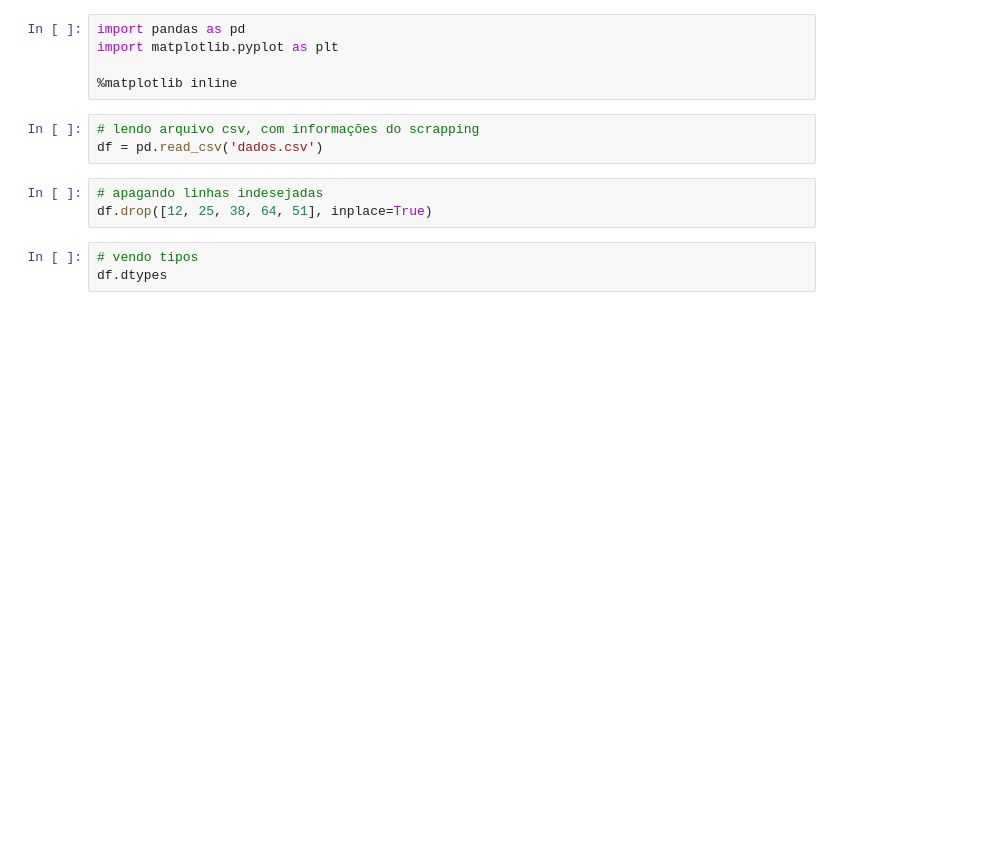
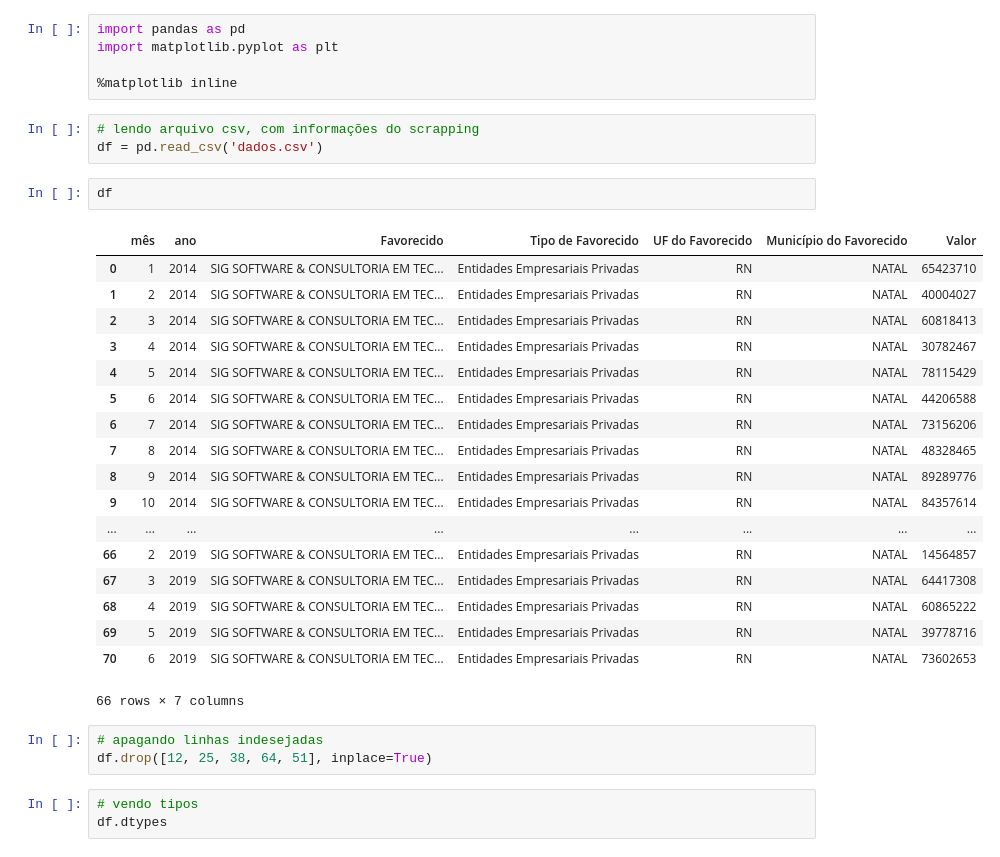
Before and after one commit to jozemaria/AnaliseDados, a Jupyter notebook: DadosGOV.ipynb, the cells around one changed output. Cells and saved outputs as stored; diff of their text form; blank space fills up the shorter version.

```diff
--- a/DadosGOV.ipynb
+++ b/DadosGOV.ipynb
@@ -14,6 +14,27 @@ import matplotlib.pyplot as plt
 # %%
 # lendo arquivo csv, com informações do scrapping
 df = pd.read_csv('dados.csv')
+# %%
+df
+# %% [output]
+|  | mês | ano | Favorecido | Tipo de Favorecido | UF do Favorecido | Município do Favorecido | Valor |
+| 0 | 1 | 2014 | SIG SOFTWARE & CONSULTORIA EM TEC... | Entidades Empresariais Privadas | RN | NATAL | 65423710 |
+| 1 | 2 | 2014 | SIG SOFTWARE & CONSULTORIA EM TEC... | Entidades Empresariais Privadas | RN | NATAL | 40004027 |
+| 2 | 3 | 2014 | SIG SOFTWARE & CONSULTORIA EM TEC... | Entidades Empresariais Privadas | RN | NATAL | 60818413 |
+| 3 | 4 | 2014 | SIG SOFTWARE & CONSULTORIA EM TEC... | Entidades Empresariais Privadas | RN | NATAL | 30782467 |
+| 4 | 5 | 2014 | SIG SOFTWARE & CONSULTORIA EM TEC... | Entidades Empresariais Privadas | RN | NATAL | 78115429 |
+| 5 | 6 | 2014 | SIG SOFTWARE & CONSULTORIA EM TEC... | Entidades Empresariais Privadas | RN | NATAL | 44206588 |
+| 6 | 7 | 2014 | SIG SOFTWARE & CONSULTORIA EM TEC... | Entidades Empresariais Privadas | RN | NATAL | 73156206 |
+| 7 | 8 | 2014 | SIG SOFTWARE & CONSULTORIA EM TEC... | Entidades Empresariais Privadas | RN | NATAL | 48328465 |
+| 8 | 9 | 2014 | SIG SOFTWARE & CONSULTORIA EM TEC... | Entidades Empresariais Privadas | RN | NATAL | 89289776 |
+| 9 | 10 | 2014 | SIG SOFTWARE & CONSULTORIA EM TEC... | Entidades Empresariais Privadas | RN | NATAL | 84357614 |
+| ... | ... | ... | ... | ... | ... | ... | ... |
+| 66 | 2 | 2019 | SIG SOFTWARE & CONSULTORIA EM TEC... | Entidades Empresariais Privadas | RN | NATAL | 14564857 |
+| 67 | 3 | 2019 | SIG SOFTWARE & CONSULTORIA EM TEC... | Entidades Empresariais Privadas | RN | NATAL | 64417308 |
+| 68 | 4 | 2019 | SIG SOFTWARE & CONSULTORIA EM TEC... | Entidades Empresariais Privadas | RN | NATAL | 60865222 |
+| 69 | 5 | 2019 | SIG SOFTWARE & CONSULTORIA EM TEC... | Entidades Empresariais Privadas | RN | NATAL | 39778716 |
+| 70 | 6 | 2019 | SIG SOFTWARE & CONSULTORIA EM TEC... | Entidades Empresariais Privadas | RN | NATAL | 73602653 |
+66 rows × 7 columns
 # %%
 # apagando linhas indesejadas
 df.drop([12, 25, 38, 64, 51], inplace=True)
```
Also changed, not shown: parts of 4 cells of this notebook, 1 other file.
